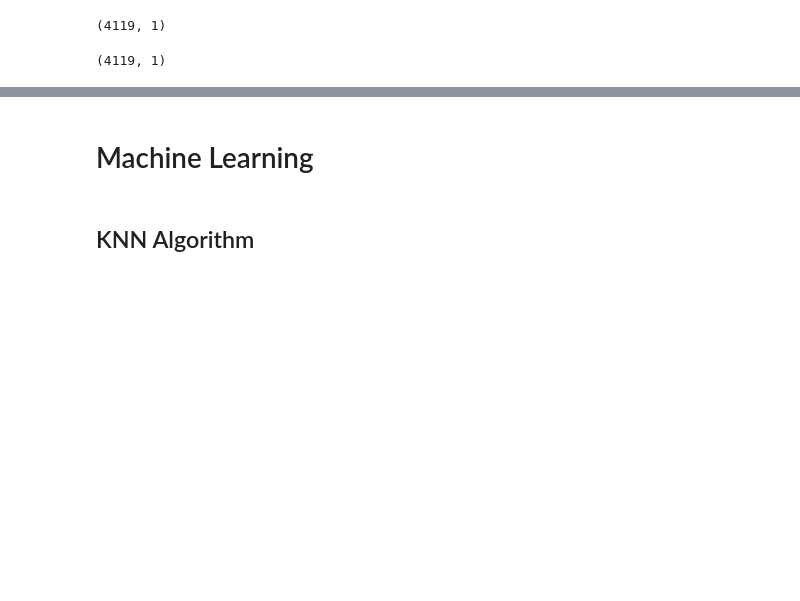
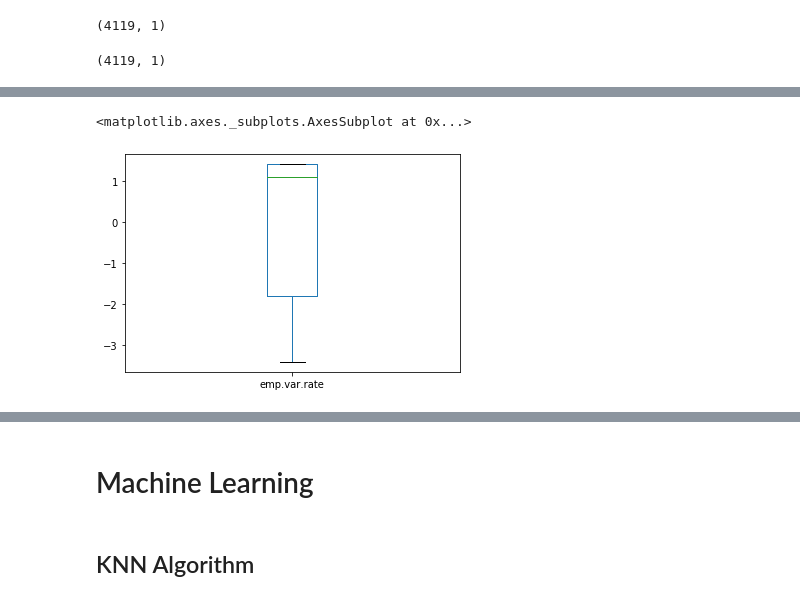
Before and after one commit to pHeesari/Recovery_H8_050, a Jupyter notebook: PYTN_Assgn_3_050_Fitri.ipynb, the cells around one changed output, grey strips where cells are left out. Cells and saved outputs as stored; diff of their text form; code cells hidden in the pictures; blank space fills up the shorter version.

```diff
--- a/PYTN_Assgn_3_050_Fitri.ipynb
+++ b/PYTN_Assgn_3_050_Fitri.ipynb
@@ -156,0 +297,5 @@ u.shape
+# %%
+df['emp.var.rate'].plot(kind='box')
+# %% [output]
+<matplotlib.axes._subplots.AxesSubplot at 0x...>
+[figure, added]
```
Also changed, not shown: parts of 65 cells of this notebook.
